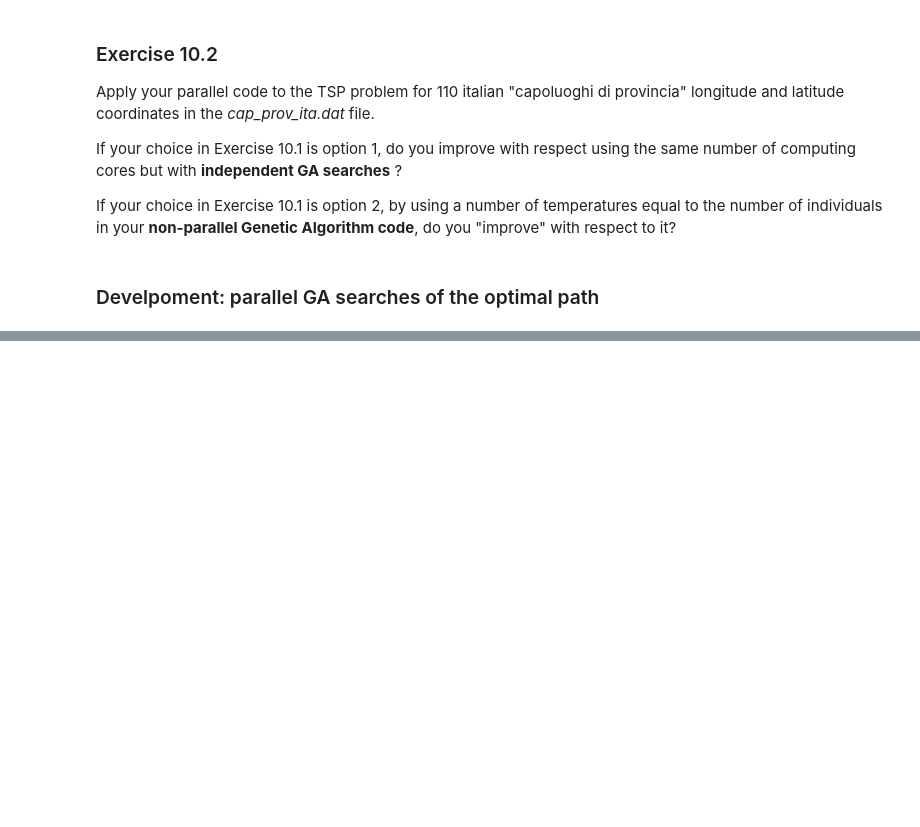
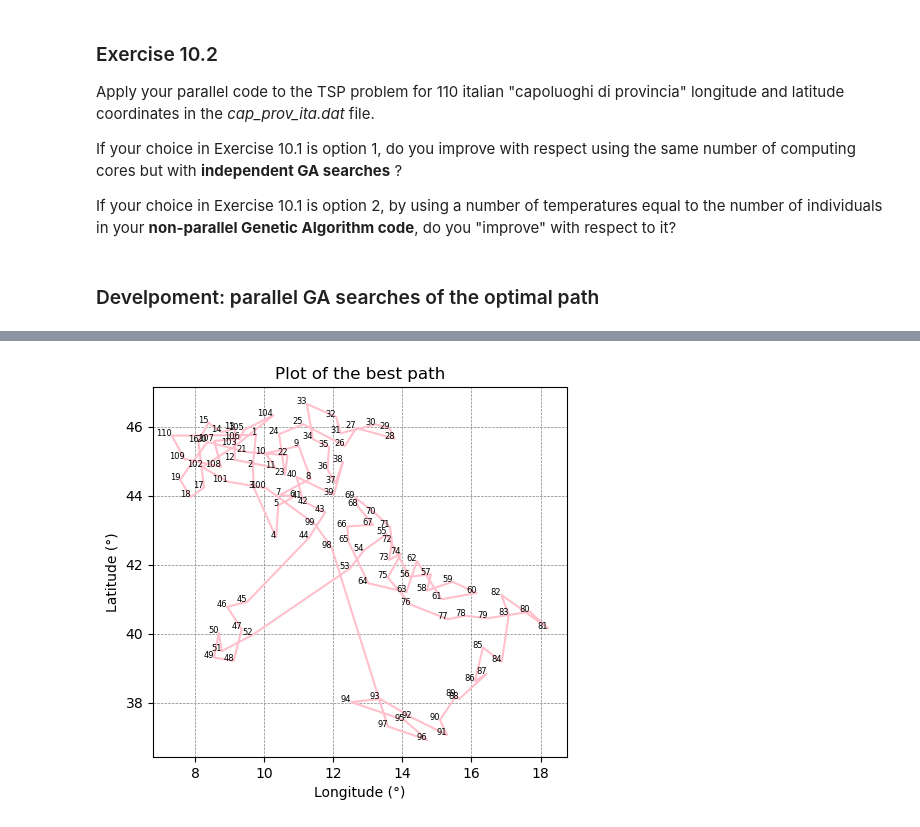
Before and after one commit to edoiannu/LSN_Exercises_Iannucci, a Jupyter notebook: Exercises_10/LSN_Exercises_10.ipynb, the cells around one changed output, grey strips where cells are left out. Saved outputs shown, nothing was run; the diff lists cells and outputs as text; code cells hidden in the pictures; blank space fills up the shorter version.

```diff
--- a/Exercises_10/LSN_Exercises_10.ipynb
+++ b/Exercises_10/LSN_Exercises_10.ipynb
@@ -44,0 +93,29 @@ We summarize in a table the parameters we use to solve the TSP:
+# %%
+import matplotlib.pyplot as plt
+import csv
+
+x = []
+y = []
+
+with open('results/best_path.out', 'r') as file:
+    reader = csv.reader(file)
+    for list in file:
+        elements = list.split()
+        x.append(float(elements[0]))
+        y.append(float(elements[1]))
+file.close()
+
+plt.plot(x, y, label='Best path',color='pink')
+plt.gca().set_aspect('equal', adjustable='box')  # Assicura che gli assi siano uguali
+plt.grid(color='gray', linestyle='--', linewidth=0.5)
+plt.xlabel('Longitude (°)')
+plt.ylabel('Latitude (°)')
+plt.title('Plot of the best path')
+
+
+for i in range(len(x)-1):
+    plt.text(x[i], y[i], str(i+1), fontsize=6, ha='right')
+
+plt.show()
+# %% [output]
+[figure, added]
```
Also changed, not shown: parts of 6 cells of this notebook, 13 other files.
